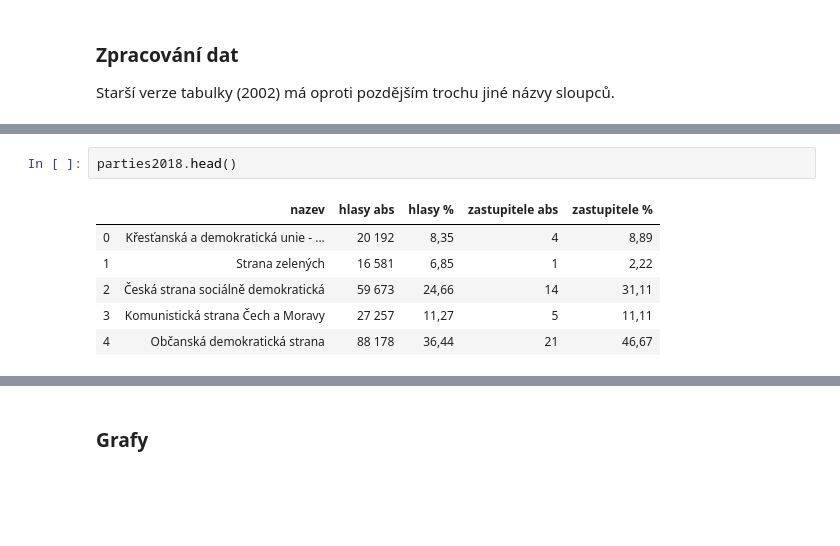
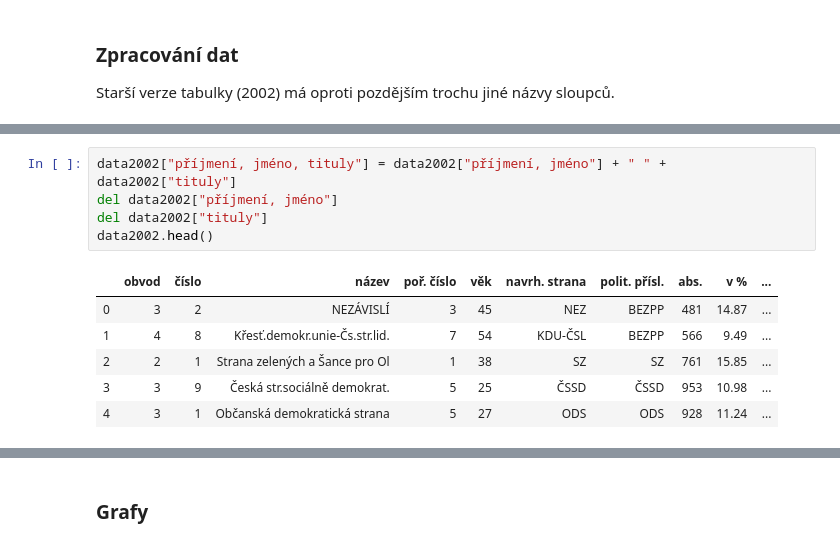
Before and after one commit to viluon/vzd-2019, a Jupyter notebook: 01/homework_01_B191.ipynb, the cells around one changed output, grey strips where cells are left out. Saved outputs shown, nothing was run; the diff lists cells and outputs as text; blank space fills up the shorter version.

```diff
--- a/01/homework_01_B191.ipynb
+++ b/01/homework_01_B191.ipynb
@@ -190,9 +209,12 @@ parties2018 = pd.read_csv("olomouc-parties-2018.csv")
-# %%
-parties2018.head()
-# %% [output]
-|  | nazev | hlasy abs | hlasy % | zastupitele abs | zastupitele % |
-| 0 | Křesťanská a demokratická unie - ... | 20 192 | 8,35 | 4 | 8,89 |
-| 1 | Strana zelených | 16 581 | 6,85 | 1 | 2,22 |
-| 2 | Česká strana sociálně demokratická | 59 673 | 24,66 | 14 | 31,11 |
-| 3 | Komunistická strana Čech a Moravy | 27 257 | 11,27 | 5 | 11,11 |
-| 4 | Občanská demokratická strana | 88 178 | 36,44 | 21 | 46,67 |
+# %%
+data2002["příjmení, jméno, tituly"] = data2002["příjmení, jméno"] + " " + data2002["tituly"]
+del data2002["příjmení, jméno"]
+del data2002["tituly"]
+data2002.head()
+# %% [output]
+|  | obvod | číslo | název | poř. číslo | věk | navrh. strana | polit. přísl. | abs. | v % | ... |
+| 0 | 3 | 2 | NEZÁVISLÍ | 3 | 45 | NEZ | BEZPP | 481 | 14.87 | ... |
+| 1 | 4 | 8 | Křesť.demokr.unie-Čs.str.lid. | 7 | 54 | KDU-ČSL | BEZPP | 566 | 9.49 | ... |
+| 2 | 2 | 1 | Strana zelených a Šance pro Ol | 1 | 38 | SZ | SZ | 761 | 15.85 | ... |
+| 3 | 3 | 9 | Česká str.sociálně demokrat. | 5 | 25 | ČSSD | ČSSD | 953 | 10.98 | ... |
+| 4 | 3 | 1 | Občanská demokratická strana | 5 | 27 | ODS | ODS | 928 | 11.24 | ... |
```
Also changed, not shown: parts of 10 cells of this notebook.
